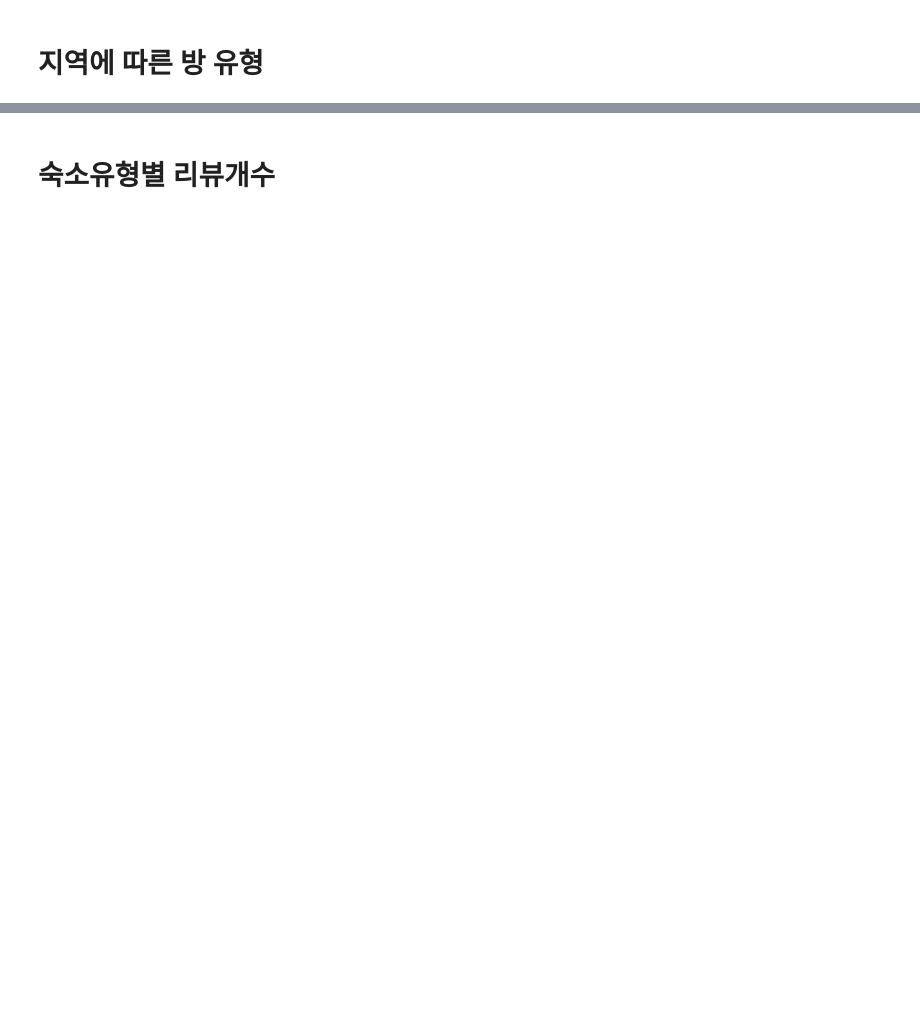
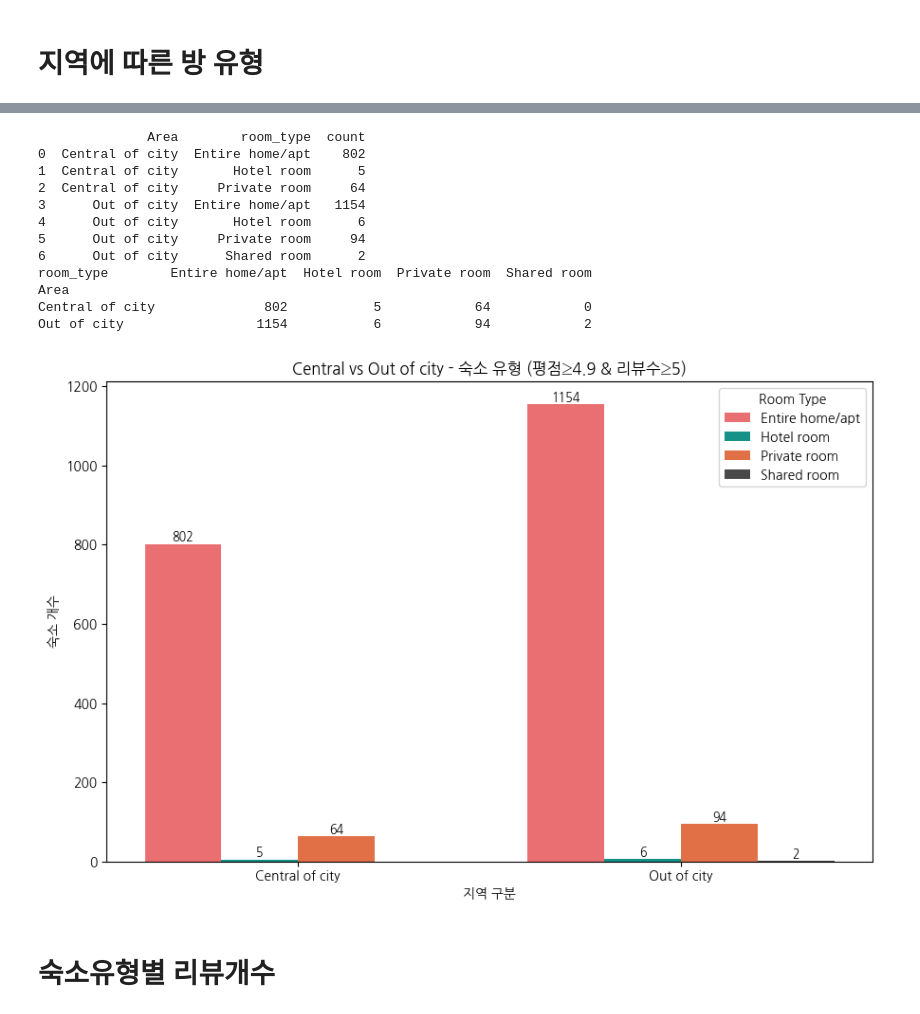
Before and after one commit to DAB-6/Final-Team2, a Jupyter notebook: 파이널프로젝트_원성수.ipynb, the cells around one changed output, grey strips where cells are left out. Saved outputs shown, nothing was run; the diff lists cells and outputs as text; code cells hidden in the pictures; blank space fills up the shorter version.

```diff
--- a/파이널프로젝트_원성수.ipynb
+++ b/파이널프로젝트_원성수.ipynb
@@ -174,8 +226,8 @@ df
 # %%
-# 평점이 4.9이상이고 리뷰수가 192개 이상으로 분류
+# 평점이 4.9이상이고 리뷰수가 5개 이상으로 분류
 df1=df.copy()
 
-df1 = df1[(df1['review_scores_rating'] >= 4.9) & (df1['number_of_reviews'] >= 192)]
+df1 = df1[(df1['review_scores_rating'] >= 4.9) & (df1['number_of_reviews_ltm'] >= 5)]
 # %% [markdown]
 ### Central of city와 Out of city에 해당하는 숙소의 개수 합으로 277개가 나왔지만 한번 더 확인하고자 시각화를 통해 확인함.
  ![image.png](embedded-picture-1)
@@ -355,3 +442,73 @@ plt.show()
+# %%
+# 1) 조건 필터링 (평점 ≥ 4.9, 리뷰수 ≥ 5)
+df_filtered = df.copy()
+df_filtered = df_filtered[
+    (df_filtered['review_scores_rating'] >= 4.9) &
+    (df_filtered['number_of_reviews'] >= 5)
+]
+
+# 2) Area × Room type 교차 집계
+cross_counts = (
+    df_filtered.groupby(['Area','room_type'])['id']
+               .nunique()   # COUNTD(id)
+               .reset_index(name='count')
+)
+print(cross_counts)
+
+# 3) 피벗테이블 형태
+pivot_counts = (
+    cross_counts
+      .pivot(index='Area', columns='room_type', values='count')
+      .fillna(0)
+      .astype(int)
+)
+print(pivot_counts)
+
+# 4) 시각화
+plt.figure(figsize=(9,6))
+
+# room_type 실제 값에 맞춘 색상 매핑
+palette = {
+    "Entire home/apt": "#ff5a5f",  # 빨강
+    "Hotel room": "#00A699",       # 민트
+    "Private room": "#FC642D",     # 주황
+    "Shared room": "#484848"       # 진회색 (추가)
+}
+
+ax = sns.barplot(
+    data=cross_counts,
+    x='Area', y='count', hue='room_type',
+    palette=palette
+)
+
+plt.title('Central vs Out of city - 숙소 유형 (평점≥4.9 & 리뷰수≥5)')
+plt.xlabel('지역 구분')
+plt.ylabel('숙소 개수')
+
+# 막대 위에 수치 표시
+for p in ax.patches:
+    h = p.get_height()
+    if h > 0:
+        ax.text(p.get_x() + p.get_width()/2, h + 0.5, f'{int(h)}',
+                ha='center', va='bottom', fontsize=9)
+
+plt.legend(title='Room Type')
+plt.tight_layout()
+plt.show()
+# %% [output]
+              Area        room_type  count
+0  Central of city  Entire home/apt    802
+1  Central of city       Hotel room      5
+2  Central of city     Private room     64
+3      Out of city  Entire home/apt   1154
+4      Out of city       Hotel room      6
+5      Out of city     Private room     94
+6      Out of city      Shared room      2
+room_type        Entire home/apt  Hotel room  Private room  Shared room
+Area
+Central of city              802           5            64            0
+Out of city                 1154           6            94            2
+[figure, added]
 # %% [markdown]
 # 숙소유형별 리뷰개수
 # %%
```
Also changed, not shown: parts of 31 cells of this notebook.
